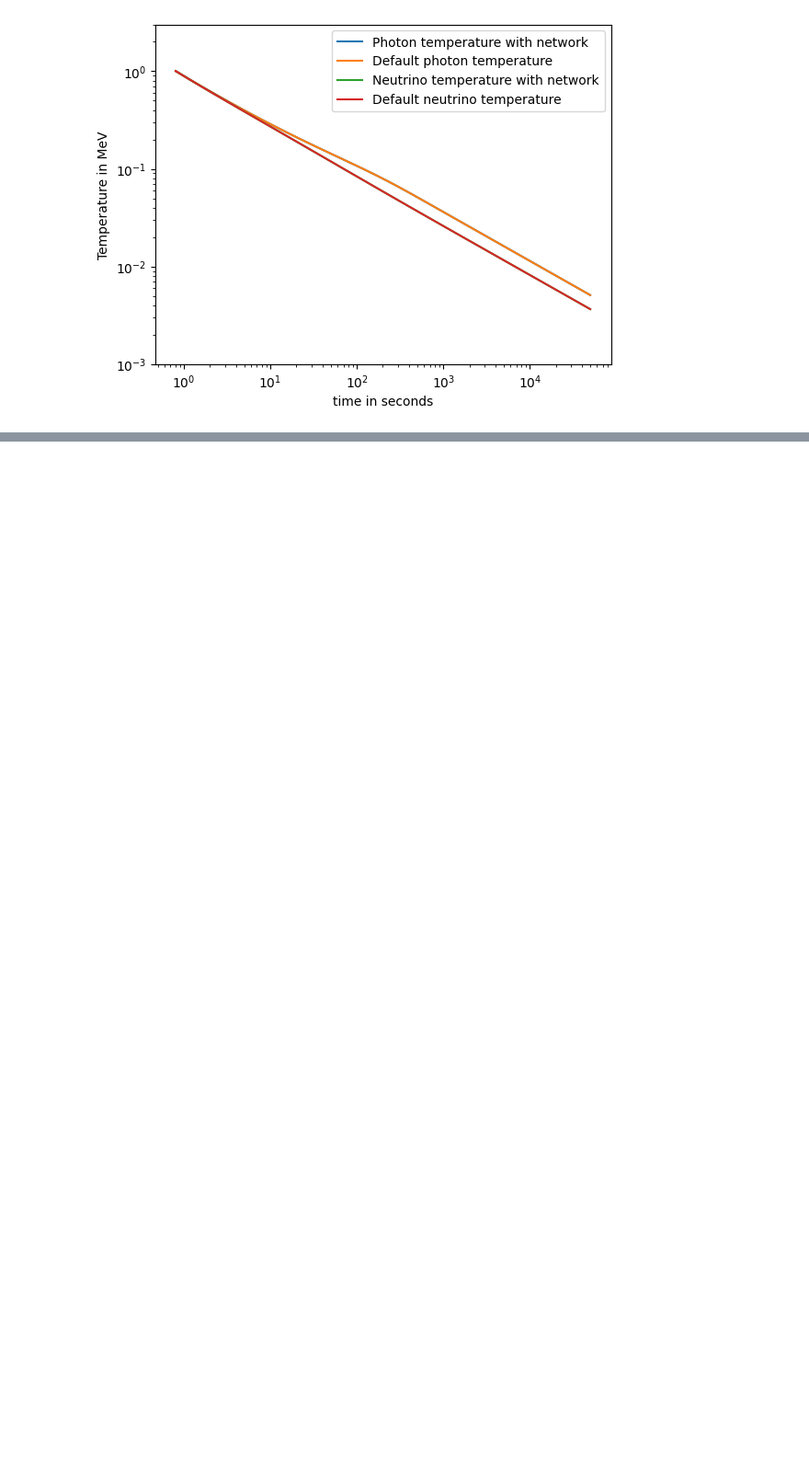
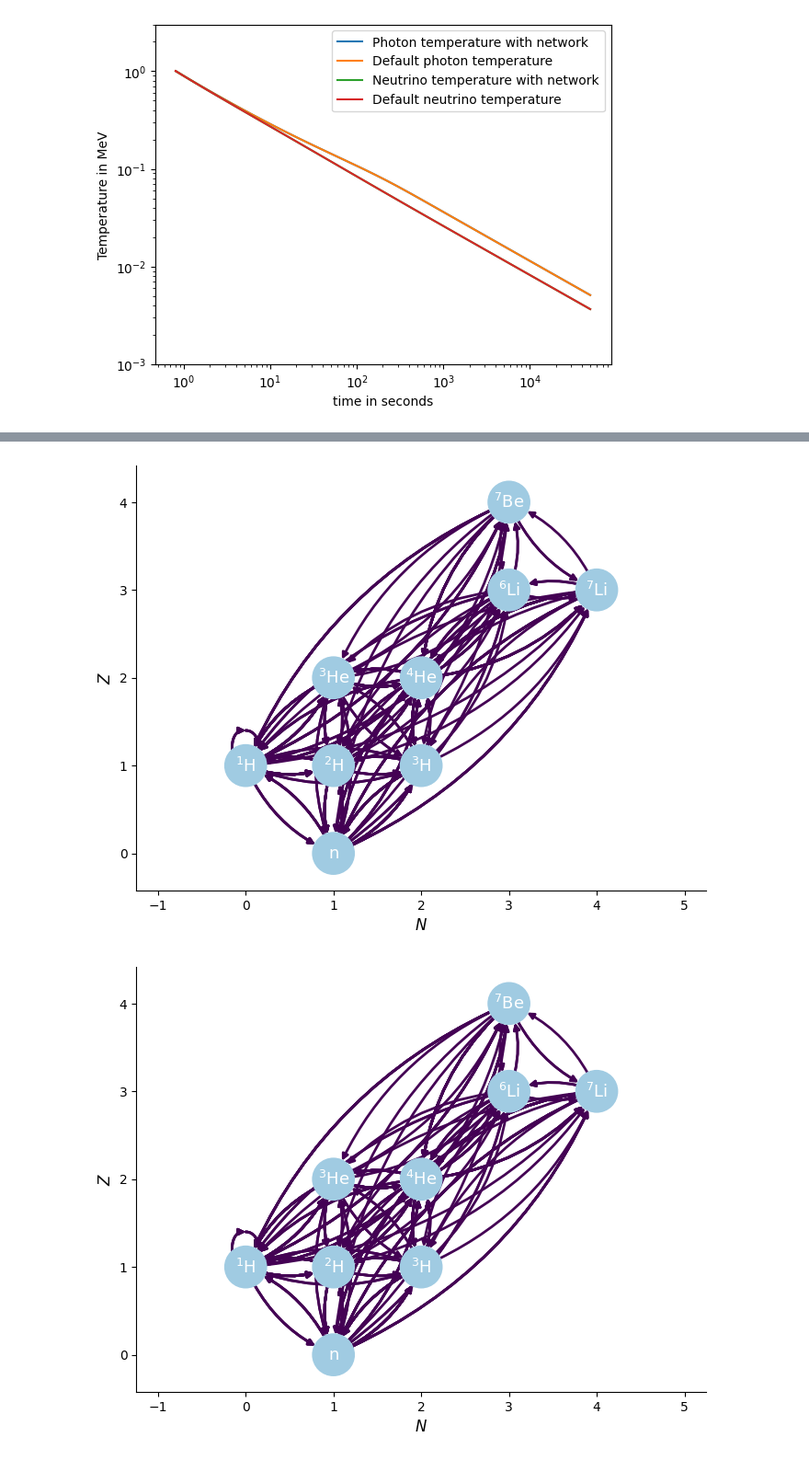
Before and after one commit to hansbdein/Speciale, a Jupyter notebook: vigtigere_2.ipynb, the cells around one changed output, grey strips where cells are left out. Shown at 92% size. Saved outputs shown, nothing was run; the diff lists cells and outputs as text; code cells hidden in the pictures; blank space fills up the shorter version.

```diff
--- a/vigtigere_2.ipynb
+++ b/vigtigere_2.ipynb
@@ -667,0 +715,7 @@ fig = bbn_network.plot()
+# %%
+#Pynucastro test
+reaclib_library = pyna.ReacLibLibrary()
+nuclei = ["n","p", "d", "t","He3","He4","Li6","Li7","Be7"]
+bbn_library = reaclib_library.linking_nuclei(nuclei)
+rc = pyna.RateCollection(libraries=[bbn_library])
+rc
@@ -667,0 +747,5 @@ fig = bbn_network.plot()
+# %%
+rc.plot(curved_edges=True)
+# %% [output]
+[figure, added]
+[figure, added]
```
Also changed, not shown: parts of 14 cells of this notebook.
